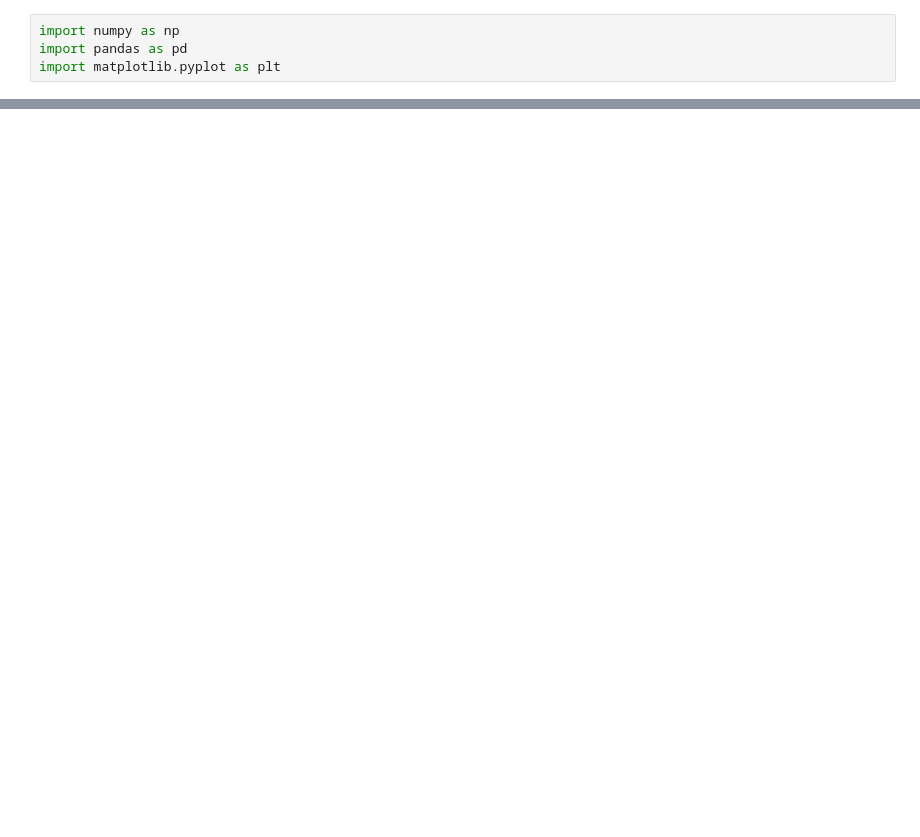
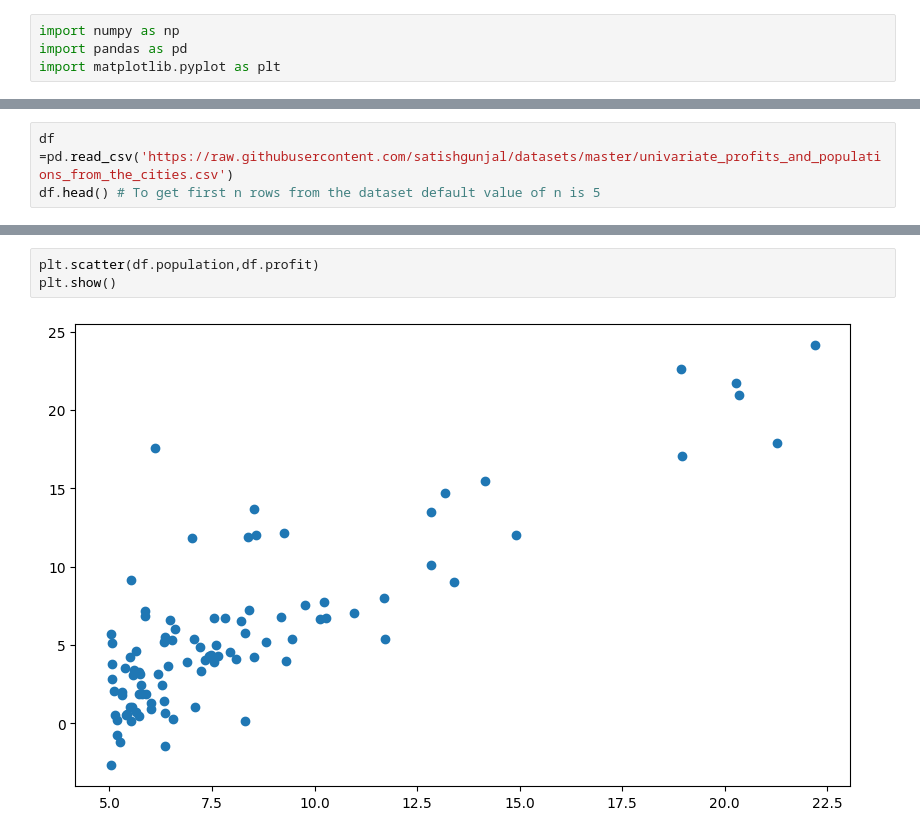
Before and after one commit to Farah-Deeba-UNCC/Introduction-to-ML, a Jupyter notebook: Notebooks/10-LogisticRegression.ipynb, the cells around one changed output, grey strips where cells are left out. Saved outputs shown, nothing was run; the diff lists cells and outputs as text; blank space fills up the shorter version.

```diff
--- a/Notebooks/10-LogisticRegression.ipynb
+++ b/Notebooks/10-LogisticRegression.ipynb
@@ -134,0 +13,3 @@ plt.show()
+# %%
+df =pd.read_csv('https://raw.githubusercontent.com/satishgunjal/datasets/master/univariate_profits_and_populations_from_the_cities.csv')
+df.head() # To get first n rows from the dataset default value of n is 5
@@ -134,0 +30,5 @@ plt.show()
+# %%
+plt.scatter(df.population,df.profit)
+plt.show()
+# %% [output]
+[figure, added]
```
Also changed, not shown: parts of 32 cells of this notebook.
